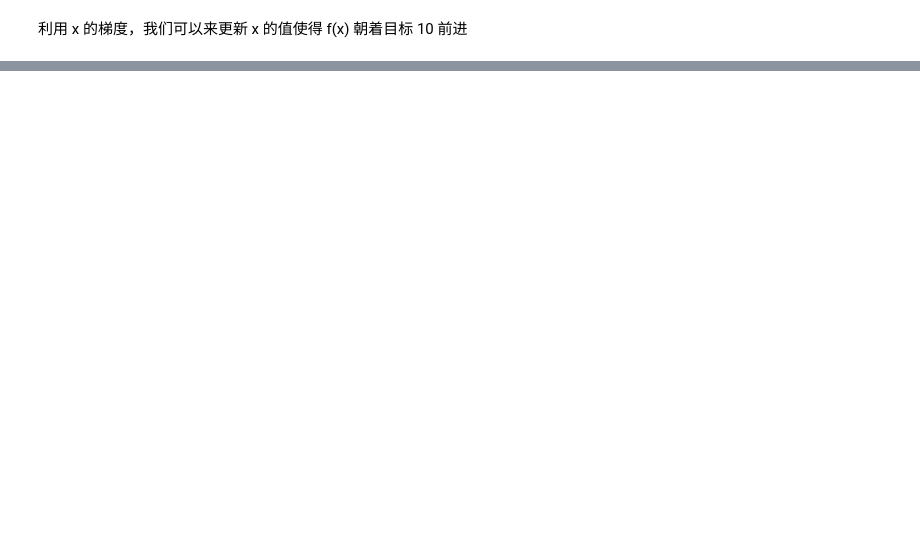
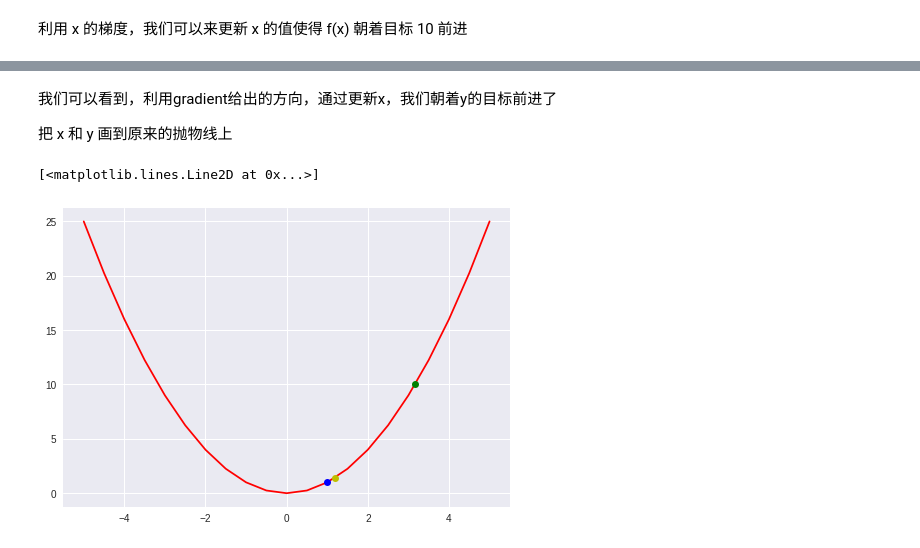
Before and after one commit to taowen/understand-neural-network, a Jupyter notebook: 1_auto_gradient.ipynb, the cells around one changed output, grey strips where cells are left out. Cells and saved outputs as stored; diff of their text form; code cells hidden in the pictures; blank space fills up the shorter version.

```diff
--- a/1_auto_gradient.ipynb
+++ b/1_auto_gradient.ipynb
@@ -140,0 +143,19 @@ tensor([ 0.6400])
+# %% [markdown]
+我们可以看到，利用gradient给出的方向，通过更新x，我们朝着y的目标前进了
+
+把 x 和 y 画到原来的抛物线上
+# %%
+import numpy as np
+import math
+import matplotlib.pylab as plt
+
+
+x = np.linspace(-5, 5, 21)
+y = x * x
+plt.plot(x, y, 'r')
+plt.plot(1.0, 1.0, 'bo') # 第一个点
+plt.plot(1.2, 1.44, 'yo') # 第二个点
+plt.plot(math.sqrt(10), 10, 'go') # 目标值
+# %% [output]
+[<matplotlib.lines.Line2D at 0x...>]
+[figure, added]
```
Also changed, not shown: parts of 19 cells of this notebook.
